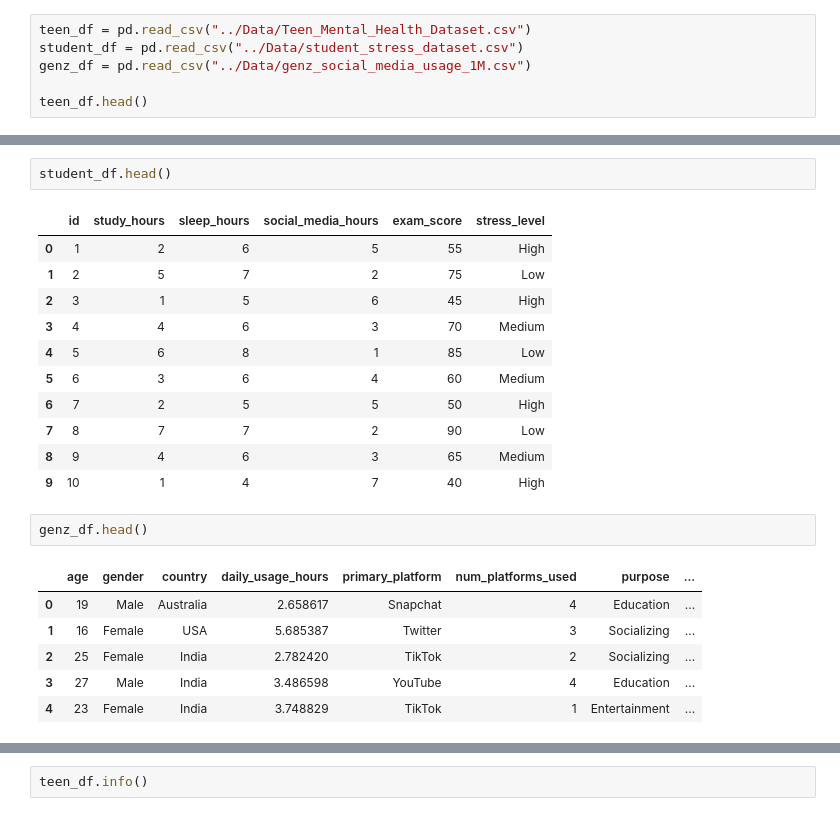
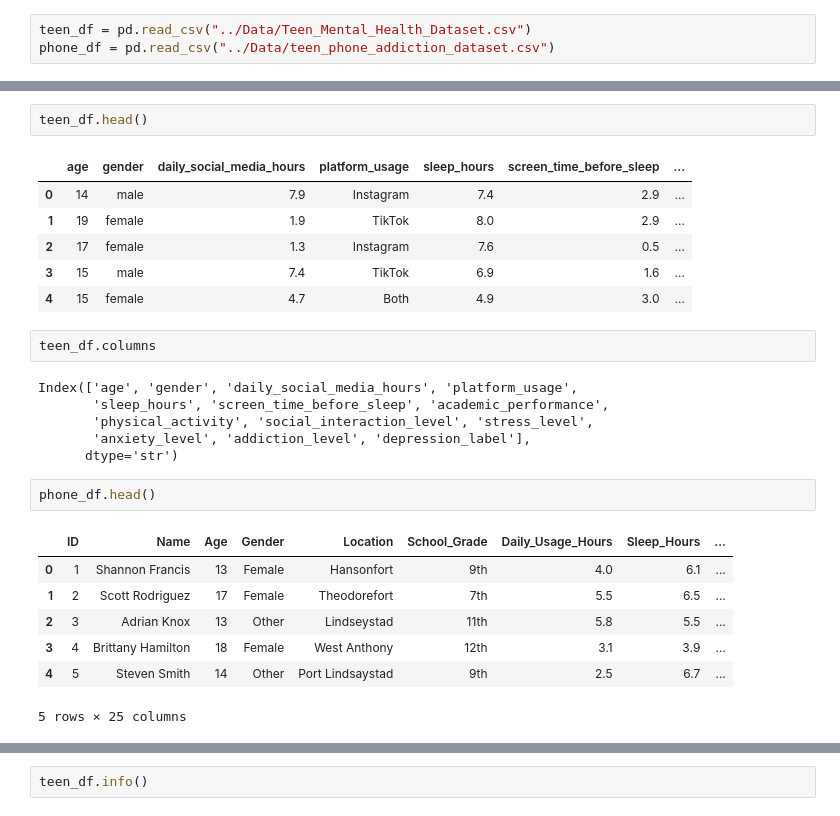
Before and after one commit to mwrobbins56/Student_MentalHealth, a Jupyter notebook: Notebook/student_burnout_trial.ipynb, the cells around one changed output, grey strips where cells are left out. Saved outputs shown, nothing was run; the diff lists cells and outputs as text.

```diff
--- a/Notebook/student_burnout_trial.ipynb
+++ b/Notebook/student_burnout_trial.ipynb
@@ -5,6 +19,3 @@ import seaborn as sns
 # %%
 teen_df = pd.read_csv("../Data/Teen_Mental_Health_Dataset.csv")
-student_df = pd.read_csv("../Data/student_stress_dataset.csv")
-genz_df = pd.read_csv("../Data/genz_social_media_usage_1M.csv")
-
-teen_df.head()
+phone_df = pd.read_csv("../Data/teen_phone_addiction_dataset.csv")
@@ -18,23 +22,27 @@ teen_df.head()
 # %%
-student_df.head()
+teen_df.head()
 # %% [output]
-|  | id | study_hours | sleep_hours | social_media_hours | exam_score | stress_level |
-| 0 | 1 | 2 | 6 | 5 | 55 | High |
-| 1 | 2 | 5 | 7 | 2 | 75 | Low |
-| 2 | 3 | 1 | 5 | 6 | 45 | High |
-| 3 | 4 | 4 | 6 | 3 | 70 | Medium |
-| 4 | 5 | 6 | 8 | 1 | 85 | Low |
-| 5 | 6 | 3 | 6 | 4 | 60 | Medium |
-| 6 | 7 | 2 | 5 | 5 | 50 | High |
-| 7 | 8 | 7 | 7 | 2 | 90 | Low |
-| 8 | 9 | 4 | 6 | 3 | 65 | Medium |
-| 9 | 10 | 1 | 4 | 7 | 40 | High |
+|  | age | gender | daily_social_media_hours | platform_usage | sleep_hours | screen_time_before_sleep | ... |
+| 0 | 14 | male | 7.9 | Instagram | 7.4 | 2.9 | ... |
+| 1 | 19 | female | 1.9 | TikTok | 8.0 | 2.9 | ... |
+| 2 | 17 | female | 1.3 | Instagram | 7.6 | 0.5 | ... |
+| 3 | 15 | male | 7.4 | TikTok | 6.9 | 1.6 | ... |
+| 4 | 15 | female | 4.7 | Both | 4.9 | 3.0 | ... |
+# %%
+teen_df.columns
+# %% [output]
+Index(['age', 'gender', 'daily_social_media_hours', 'platform_usage',
+       'sleep_hours', 'screen_time_before_sleep', 'academic_performance',
+       'physical_activity', 'social_interaction_level', 'stress_level',
+       'anxiety_level', 'addiction_level', 'depression_label'],
+      dtype='str')
 # %%
-genz_df.head()
+phone_df.head()
 # %% [output]
-|  | age | gender | country | daily_usage_hours | primary_platform | num_platforms_used | purpose | ... |
-| 0 | 19 | Male | Australia | 2.658617 | Snapchat | 4 | Education | ... |
-| 1 | 16 | Female | USA | 5.685387 | Twitter | 3 | Socializing | ... |
-| 2 | 25 | Female | India | 2.782420 | TikTok | 2 | Socializing | ... |
-| 3 | 27 | Male | India | 3.486598 | YouTube | 4 | Education | ... |
-| 4 | 23 | Female | India | 3.748829 | TikTok | 1 | Entertainment | ... |
+|  | ID | Name | Age | Gender | Location | School_Grade | Daily_Usage_Hours | Sleep_Hours | ... |
+| 0 | 1 | Shannon Francis | 13 | Female | Hansonfort | 9th | 4.0 | 6.1 | ... |
+| 1 | 2 | Scott Rodriguez | 17 | Female | Theodorefort | 7th | 5.5 | 6.5 | ... |
+| 2 | 3 | Adrian Knox | 13 | Other | Lindseystad | 11th | 5.8 | 5.5 | ... |
+| 3 | 4 | Brittany Hamilton | 18 | Female | West Anthony | 12th | 3.1 | 3.9 | ... |
+| 4 | 5 | Steven Smith | 14 | Other | Port Lindsaystad | 9th | 2.5 | 6.7 | ... |
+5 rows × 25 columns
```
Also changed, not shown: parts of 101 cells of this notebook, 4 other files.
